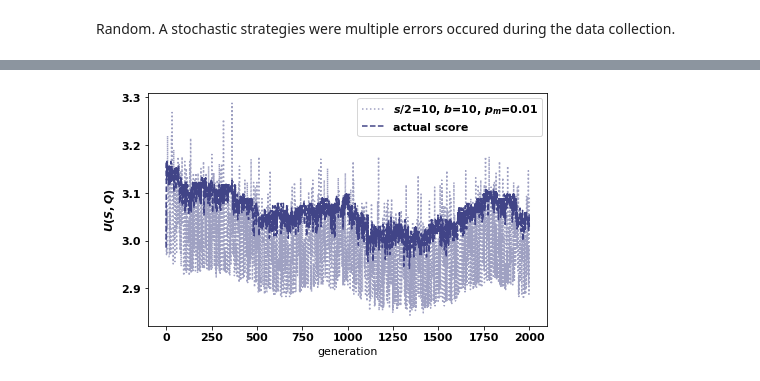
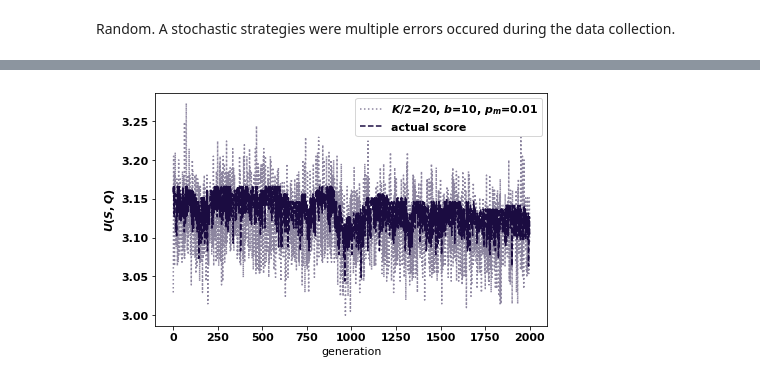
Before and after one commit to Nikoleta-v3/Thesis, a Jupyter notebook: src/chapters/06/main.ipynb, the cells around one changed output, grey strips where cells are left out. Saved outputs shown, nothing was run; the diff lists cells and outputs as text; code cells hidden in the pictures.

```diff
--- a/src/chapters/06/main.ipynb
+++ b/src/chapters/06/main.ipynb
@@ -386,6 +366,6 @@ plt.savefig('img/maximum_score_per_generation_champion.pdf')
 # %% [markdown]
 Random. A stochastic strategies were multiple errors occured during the data collection.
 # %%
-random = pd.read_csv('/Volumes/ext/Data/raw_data/Random_2/main.csv')
+random = pd.read_csv('/Volumes/ext/Data/raw_data/Random_1/main.csv')
 # %%
 random_last_generation = random[random['generation'] == 2000]
@@ -406,9 +374,11 @@ scores = random.groupby(['half size population', 'bottleneck', 'mutation probabi
 # %%
 val_bottleneck = 10
 val_mutation = 0.01
-val_half_size_population = 10
+val_half_size_population = 20
 # %%
 trial = random[(random['bottleneck'] == val_bottleneck) & (random['mutation probability'] == val_mutation) & (random['half size population'] == val_half_size_population)]
+# %%
+genes = ["gene_{}".format(i) for i in range(205)]
 # %%
 actual_scores = []
 for g in range(2001):
@@ -422,24 +392,26 @@ for g in range(2001):
 
         generation_scores.append(match.final_score_per_turn()[0])
     actual_scores.append(max(generation_scores))
+# %%
+indices = [(val_half_size_population, val_bottleneck, val_mutation)]
 # %%
 fig, ax = plt.subplots(figsize=(6.5, 4))
 
-for i, index in enumerate(indices[:1]):
+for i, index in enumerate(indices):
     plt.plot(scores[index],
              ':',
-             label=f'$s/2$={index[0]}, $b$={index[1]}, $p_m$={index[2]}',
+             label=f'$K/2$={index[0]}, $b$={index[1]}, $p_m$={index[2]}',
              color=colors[1],
              alpha=0.5
                  );
     plt.plot(actual_scores, "--",color=colors[1], label='actual score')
-plt.legend();
+plt.legend()
 
 plt.ylabel(r'$U(S, Q)$')
 plt.xlabel('generation')
 
 
 plt.tight_layout();
 plt.savefig('img/maximum_score_per_generation_random.pdf')
 # %% [output]
-[figure, old version]
+[figure, new version]
```
Also changed, not shown: parts of 32 cells of this notebook.
